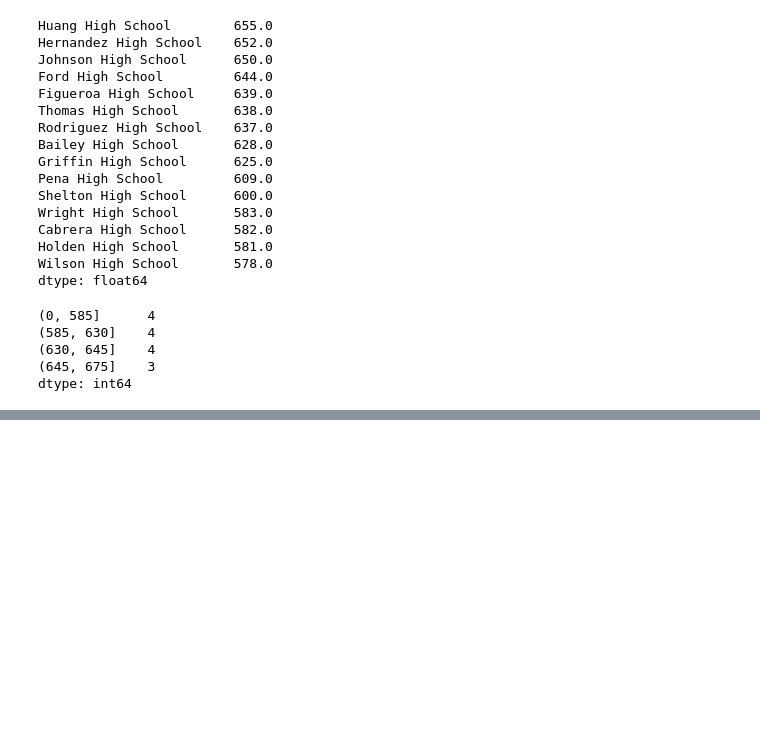
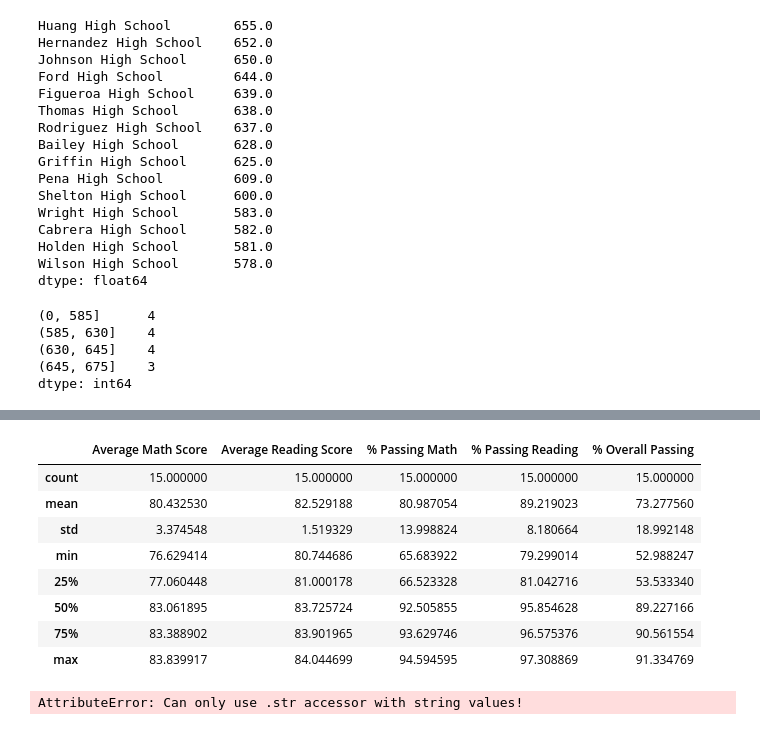
Before and after one commit to iiiGraham/School_Distrcit_Analysis, a Jupyter notebook: PyCitySchools.ipynb, the cells around one changed output, grey strips where cells are left out. Saved outputs shown, nothing was run; the diff lists cells and outputs as text; code cells hidden in the pictures; blank space fills up the shorter version.

```diff
--- a/PyCitySchools.ipynb
+++ b/PyCitySchools.ipynb
@@ -662,3 +662,21 @@ spending_summary_df
 | $585-629 | 81.9 | 83.2 | 87 | 93 | ... |
 | $630-644 | 78.5 | 81.6 | 73 | 84 | ... |
 | $645-675 | 77.0 | 81.0 | 66 | 81 | ... |
+# %%
+# create bins for school size
+per_school_summary_df.describe()
+# %% [output]
+|  | Average Math Score | Average Reading Score | % Passing Math | % Passing Reading | % Overall Passing |
+| count | 15.000000 | 15.000000 | 15.000000 | 15.000000 | 15.000000 |
+| mean | 80.432530 | 82.529188 | 80.987054 | 89.219023 | 73.277560 |
+| std | 3.374548 | 1.519329 | 13.998824 | 8.180664 | 18.992148 |
+| min | 76.629414 | 80.744686 | 65.683922 | 79.299014 | 52.988247 |
+| 25% | 77.060448 | 81.000178 | 66.523328 | 81.042716 | 53.533340 |
+| 50% | 83.061895 | 83.725724 | 92.505855 | 95.854628 | 89.227166 |
+| 75% | 83.388902 | 83.901965 | 93.629746 | 96.575376 | 90.561554 |
+| max | 83.839917 | 84.044699 | 94.594595 | 97.308869 | 91.334769 |
+# %%
+per_school_summary_df["Total Students"]  = per_school_summary_df["Total Students"].str.replace(',', '').astype(float)
+# per_school_summary_df.astype({"Total Students": "int64"}).dtypes
+# %% [output]
+AttributeError: Can only use .str accessor with string values!
```
Also changed, not shown: parts of 13 cells of this notebook.
